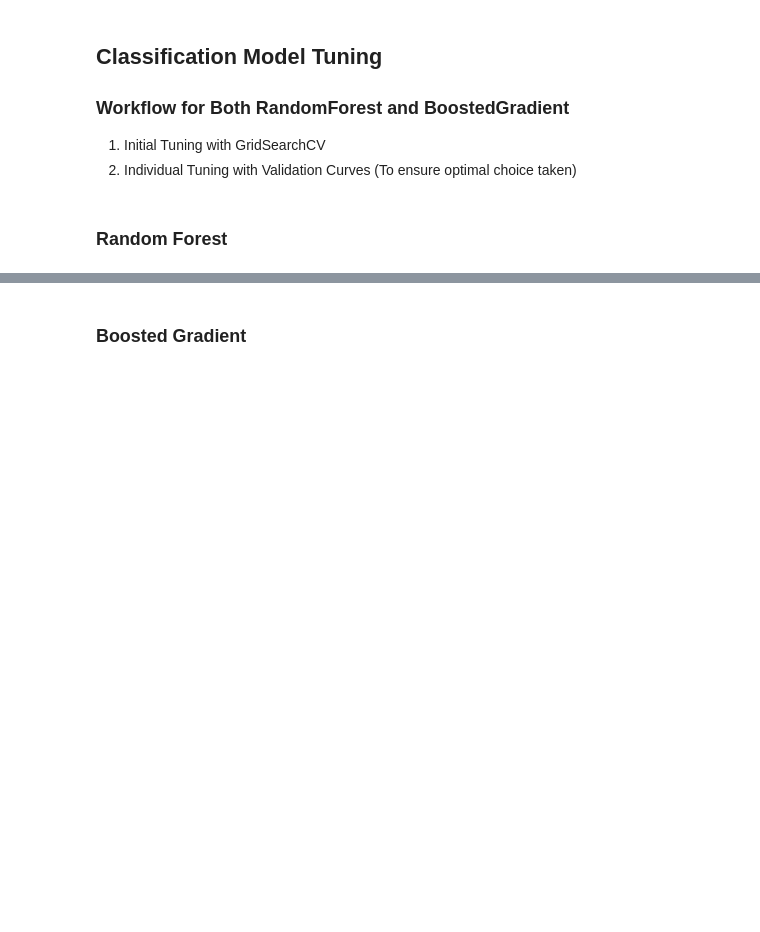
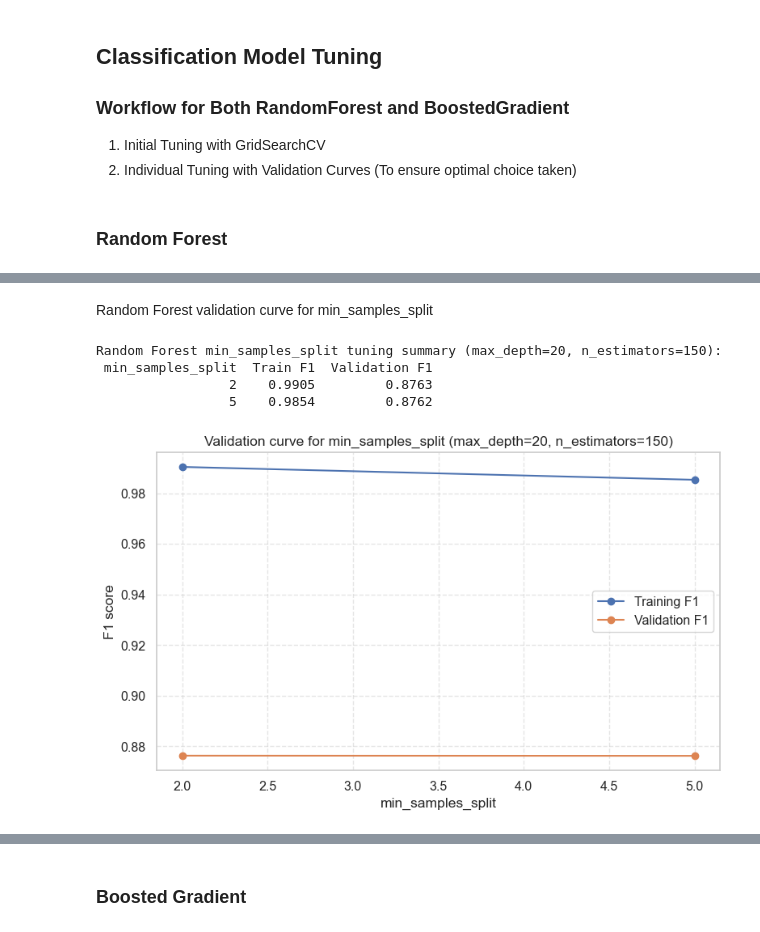
Before and after one commit to wymenlim/CSC3105, a Jupyter notebook: code/classification.ipynb, the cells around one changed output, grey strips where cells are left out. Saved outputs shown, nothing was run; the diff lists cells and outputs as text; code cells hidden in the pictures; blank space fills up the shorter version.

```diff
--- a/code/classification.ipynb
+++ b/code/classification.ipynb
@@ -116,0 +320,71 @@ weighted avg       0.88      0.88      0.88      8400
+# %% [markdown]
+Random Forest validation curve for min_samples_split
+# %%
+# Validation curve for min_samples_split (F1 score)
+import matplotlib.pyplot as plt
+import numpy as np
+
+# Ensure we have the cv_results_ as a DataFrame
+try:
+    cv_results_split = results
+except NameError:
+    cv_results_split = pd.DataFrame(grid.cv_results_)
+
+# If min_samples_split was not part of the grid, warn and skip
+if "param_min_samples_split" not in cv_results_split.columns:
+    raise KeyError("param_min_samples_split is not in cv_results_. Add min_samples_split to param_grid in Cell 5.")
+
+# Restrict to max_depth = 20 and n_estimators = 150
+target_max_depth = 20
+target_n_estimators = 150
+cv_results_split_sel = cv_results_split[(
+    (cv_results_split["param_max_depth"] == target_max_depth)
+    & (cv_results_split["param_n_estimators"] == target_n_estimators)
+)]
+
+# ---------------------------------------------------------------------------
+# Table: average Train / Validation F1 for each min_samples_split at the chosen settings
+# ---------------------------------------------------------------------------
+summary_split = (
+    cv_results_split_sel
+    .groupby("param_min_samples_split")
+    .agg(
+        mean_train_f1=("mean_train_f1", "mean"),
+        mean_val_f1=("mean_test_f1", "mean"),
+    )
+    .reset_index()
+    .sort_values("param_min_samples_split")
+)
+
+summary_split_pretty = summary_split.rename(columns={
+    "param_min_samples_split": "min_samples_split",
+    "mean_train_f1": "Train F1",
+    "mean_val_f1": "Validation F1",
+})
+
+print(f"\nRandom Forest min_samples_split tuning summary (max_depth={target_max_depth}, n_estimators={target_n_estimators}):")
+print(summary_split_pretty.to_string(index=False, float_format=lambda x: f"{x:.4f}"))
+
+# ---------------------------------------------------------------------------
+# Plot validation curve for min_samples_split
+# ---------------------------------------------------------------------------
+x_vals_split = summary_split["param_min_samples_split"].values
+train_f1_vals_split = summary_split["mean_train_f1"].values
+val_f1_vals_split   = summary_split["mean_val_f1"].values
+
+plt.figure(figsize=(8, 5))
+plt.plot(x_vals_split, train_f1_vals_split, marker="o", label="Training F1")
+plt.plot(x_vals_split, val_f1_vals_split, marker="o", label="Validation F1")
+plt.xlabel("min_samples_split")
+plt.ylabel("F1 score")
+plt.title(f"Validation curve for min_samples_split (max_depth={target_max_depth}, n_estimators={target_n_estimators})")
+plt.grid(True, linestyle="--", alpha=0.5)
+plt.legend()
+plt.tight_layout()
+plt.show()
+# %% [output]
+Random Forest min_samples_split tuning summary (max_depth=20, n_estimators=150):
+ min_samples_split  Train F1  Validation F1
+                 2    0.9905         0.8763
+                 5    0.9854         0.8762
+[figure, added]
```
Also changed, not shown: parts of 8 cells of this notebook.
